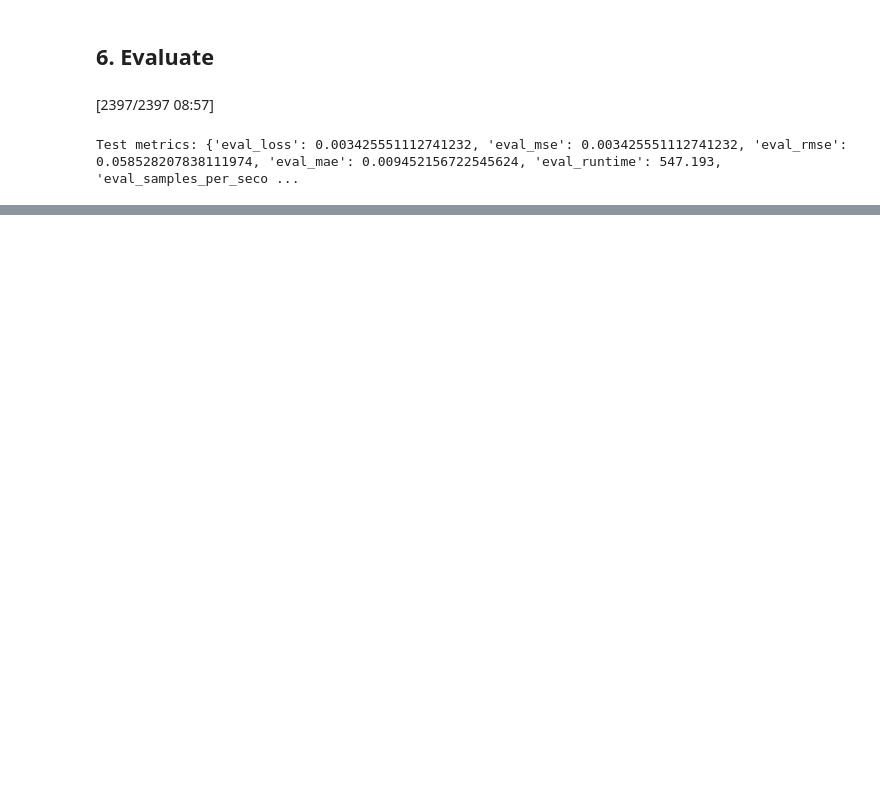
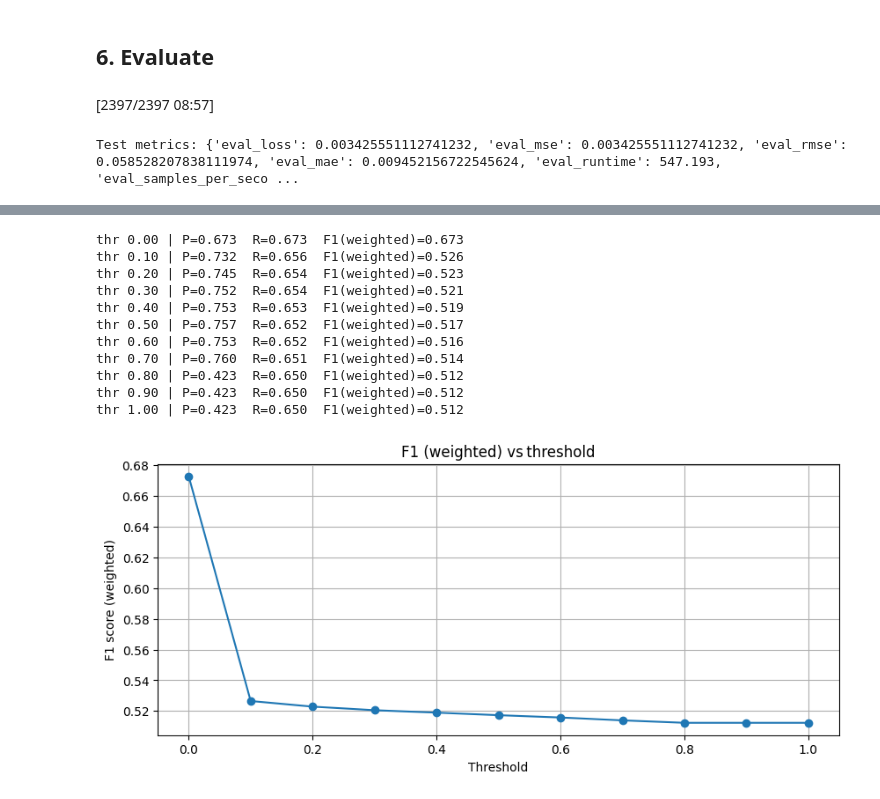
Before and after one commit to Razvan48/Proiect-Natural-Language-Processing-NLP, a Jupyter notebook: PredictJokesRatingBART.ipynb, the cells around one changed output, grey strips where cells are left out. Drawn from its saved outputs; the diff is of its cells as text; code cells hidden in the pictures; blank space fills up the shorter version.

Commit message:
Updated BART Jokes prediction

```diff
--- a/PredictJokesRatingBART.ipynb
+++ b/PredictJokesRatingBART.ipynb
@@ -343,0 +301,77 @@ weighted avg       0.70      0.71      0.68     76704
+# %%
+import numpy as np
+import matplotlib.pyplot as plt
+from sklearn.metrics import (
+    precision_recall_fscore_support,
+    confusion_matrix,
+    classification_report
+)
+
+
+def find_best_threshold_from_preds(
+        preds: np.ndarray,
+        labels: np.ndarray,
+        *,
+        apply_sigmoid: bool = False,
+        thresh_grid = np.arange(0.0, 1.01, 0.1),
+        average: str = "weighted"
+    ):
+    probs = 1 / (1 + np.exp(-preds)) if apply_sigmoid else preds.copy()
+
+    best_f1, best_thresh = -1.0, 0.5
+    history = {"threshold": [], "precision": [], "recall": [], "f1": []}
+
+    for t in thresh_grid:
+        bin_pred = (probs > t).astype(int)
+        p, r, f, _ = precision_recall_fscore_support(
+            labels, bin_pred, average=average, zero_division=0
+        )
+
+        history["threshold"].append(t)
+        history["precision"].append(p)
+        history["recall"].append(r)
+        history["f1"].append(f)
+
+        if f > best_f1:
+            best_f1, best_thresh = f, t
+
+        print(f"thr {t:4.2f} | P={p:5.3f}  R={r:5.3f}  F1({average})={f:5.3f}")
+
+    plt.figure(figsize=(10, 4))
+    plt.plot(history["threshold"], history["f1"], marker="o")
+    plt.xlabel("Threshold")
+    plt.ylabel(f"F1 score ({average})")
+    plt.title(f"F1 ({average}) vs threshold")
+    plt.grid(True)
+    plt.show()
+
+    return best_thresh, history
+
+binary_true = (labels > 0).astype(int)
+
+best_thr, _ = find_best_threshold_from_preds(
+    preds, binary_true,
+    apply_sigmoid=False,
+    average="weighted"
+)
+print(f"\nBest threshold = {best_thr:.2f}")
+
+binary_pred_best = (preds > best_thr).astype(int)
+
+cm = confusion_matrix(binary_true, binary_pred_best)
+print("\nConfusion matrix\n", cm, "\n")
+print(classification_report(binary_true, binary_pred_best,
+                            target_names=['Non‑Joke (0)', 'Joke (>0)']))
+# %% [output]
+thr 0.00 | P=0.673  R=0.673  F1(weighted)=0.673
+thr 0.10 | P=0.732  R=0.656  F1(weighted)=0.526
+thr 0.20 | P=0.745  R=0.654  F1(weighted)=0.523
+thr 0.30 | P=0.752  R=0.654  F1(weighted)=0.521
+thr 0.40 | P=0.753  R=0.653  F1(weighted)=0.519
+thr 0.50 | P=0.757  R=0.652  F1(weighted)=0.517
+thr 0.60 | P=0.753  R=0.652  F1(weighted)=0.516
+thr 0.70 | P=0.760  R=0.651  F1(weighted)=0.514
+thr 0.80 | P=0.423  R=0.650  F1(weighted)=0.512
+thr 0.90 | P=0.423  R=0.650  F1(weighted)=0.512
+thr 1.00 | P=0.423  R=0.650  F1(weighted)=0.512
+[figure, added]
```
Also changed, not shown: parts of 6 cells of this notebook, 1 other file.
